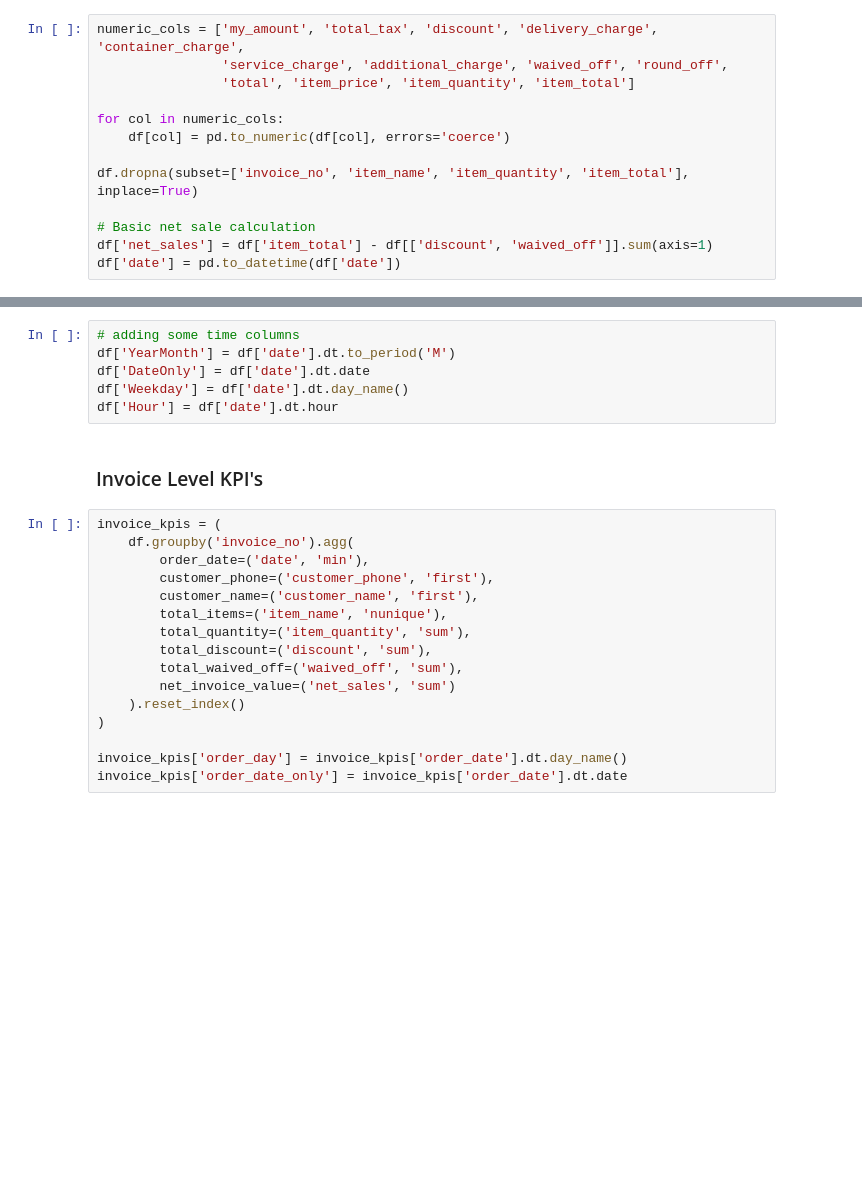
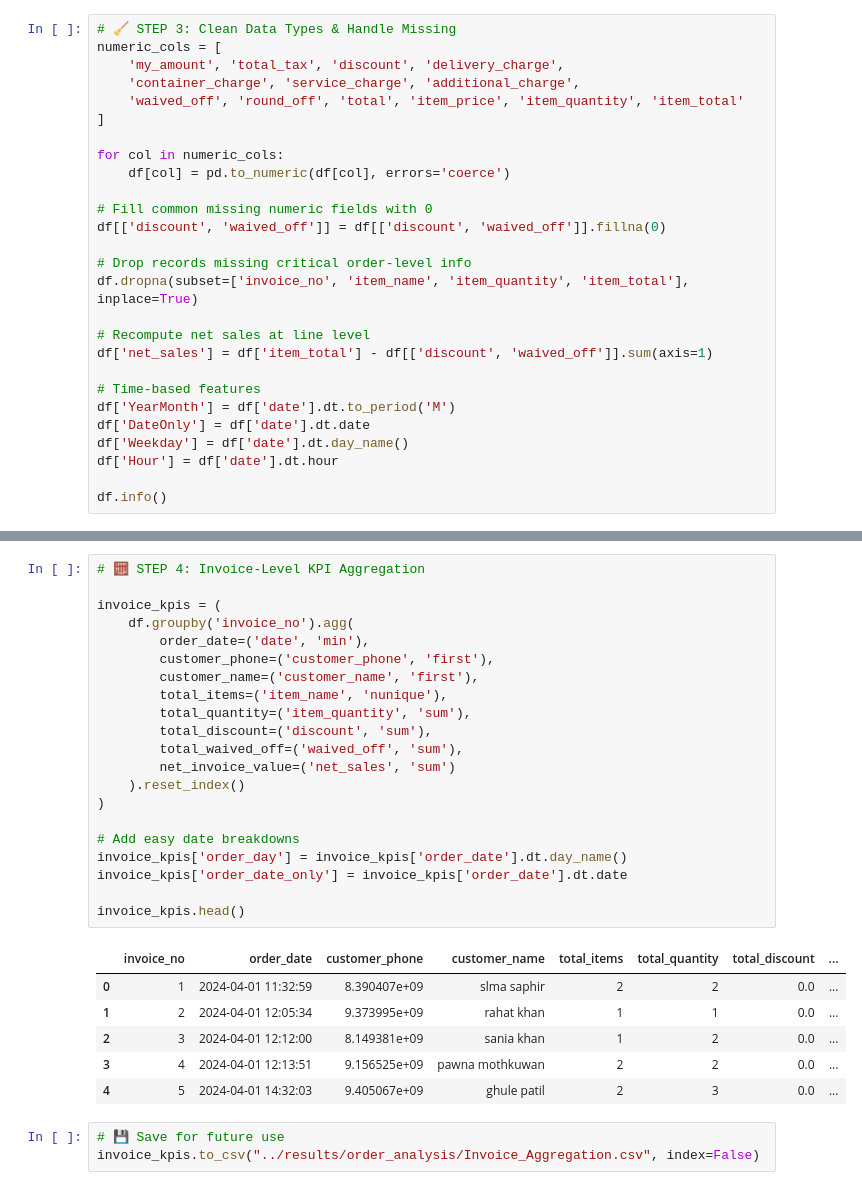
Before and after one commit to Rikhil-Nell/Clink, a Jupyter notebook: analysis/order_analysis.ipynb, the cells around one changed output, grey strips where cells are left out. Drawn from its saved outputs; the diff is of its cells as text; blank space fills up the shorter version.

```diff
--- a/analysis/order_analysis.ipynb
+++ b/analysis/order_analysis.ipynb
@@ -10,13 +26,27 @@ df = pd.read_csv("Year Order Item Data.csv", parse_dates=['date'])
 # %%
-numeric_cols = ['my_amount', 'total_tax', 'discount', 'delivery_charge', 'container_charge',
-                'service_charge', 'additional_charge', 'waived_off', 'round_off',
-                'total', 'item_price', 'item_quantity', 'item_total']
+# 🧹 STEP 3: Clean Data Types & Handle Missing
+numeric_cols = [
+    'my_amount', 'total_tax', 'discount', 'delivery_charge',
+    'container_charge', 'service_charge', 'additional_charge',
+    'waived_off', 'round_off', 'total', 'item_price', 'item_quantity', 'item_total'
+]
 
 for col in numeric_cols:
     df[col] = pd.to_numeric(df[col], errors='coerce')
 
+# Fill common missing numeric fields with 0
+df[['discount', 'waived_off']] = df[['discount', 'waived_off']].fillna(0)
+
+# Drop records missing critical order-level info
 df.dropna(subset=['invoice_no', 'item_name', 'item_quantity', 'item_total'], inplace=True)
 
-# Basic net sale calculation
+# Recompute net sales at line level
 df['net_sales'] = df['item_total'] - df[['discount', 'waived_off']].sum(axis=1)
-df['date'] = pd.to_datetime(df['date'])
+
+# Time-based features
+df['YearMonth'] = df['date'].dt.to_period('M')
+df['DateOnly'] = df['date'].dt.date
+df['Weekday'] = df['date'].dt.day_name()
+df['Hour'] = df['date'].dt.hour
+
+df.info()
@@ -23,24 +71,31 @@ df['date'] = pd.to_datetime(df['date'])
-# %%
-# adding some time columns
-df['YearMonth'] = df['date'].dt.to_period('M')
-df['DateOnly'] = df['date'].dt.date
-df['Weekday'] = df['date'].dt.day_name()
-df['Hour'] = df['date'].dt.hour
-# %% [markdown]
-### Invoice Level KPI's
 # %%
+# 🧮 STEP 4: Invoice-Level KPI Aggregation
+
 invoice_kpis = (
     df.groupby('invoice_no').agg(
         order_date=('date', 'min'),
         customer_phone=('customer_phone', 'first'),
         customer_name=('customer_name', 'first'),
         total_items=('item_name', 'nunique'),
         total_quantity=('item_quantity', 'sum'),
         total_discount=('discount', 'sum'),
         total_waived_off=('waived_off', 'sum'),
         net_invoice_value=('net_sales', 'sum')
     ).reset_index()
 )
 
+# Add easy date breakdowns
 invoice_kpis['order_day'] = invoice_kpis['order_date'].dt.day_name()
 invoice_kpis['order_date_only'] = invoice_kpis['order_date'].dt.date
+
+invoice_kpis.head()
+# %% [output]
+|  | invoice_no | order_date | customer_phone | customer_name | total_items | total_quantity | total_discount | ... |
+| 0 | 1 | 2024-04-01 11:32:59 | 8.390407e+09 | slma saphir | 2 | 2 | 0.0 | ... |
+| 1 | 2 | 2024-04-01 12:05:34 | 9.373995e+09 | rahat khan | 1 | 1 | 0.0 | ... |
+| 2 | 3 | 2024-04-01 12:12:00 | 8.149381e+09 | sania khan | 1 | 2 | 0.0 | ... |
+| 3 | 4 | 2024-04-01 12:13:51 | 9.156525e+09 | pawna mothkuwan | 2 | 2 | 0.0 | ... |
+| 4 | 5 | 2024-04-01 14:32:03 | 9.405067e+09 | ghule patil | 2 | 3 | 0.0 | ... |
+# %%
+# 💾 Save for future use
+invoice_kpis.to_csv("../results/order_analysis/Invoice_Aggregation.csv", index=False)
```
Also changed, not shown: parts of 23 cells of this notebook, 31 other files.
